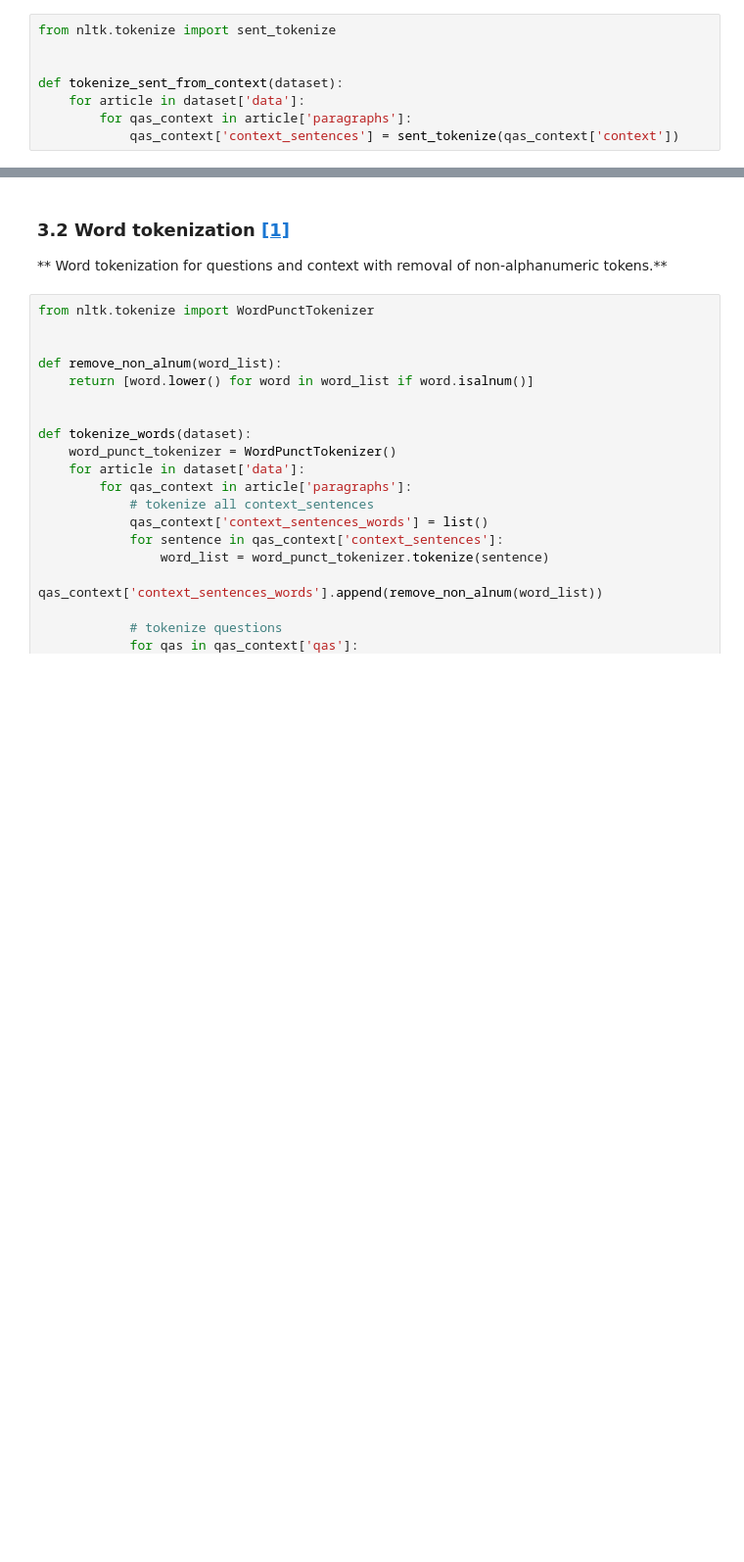
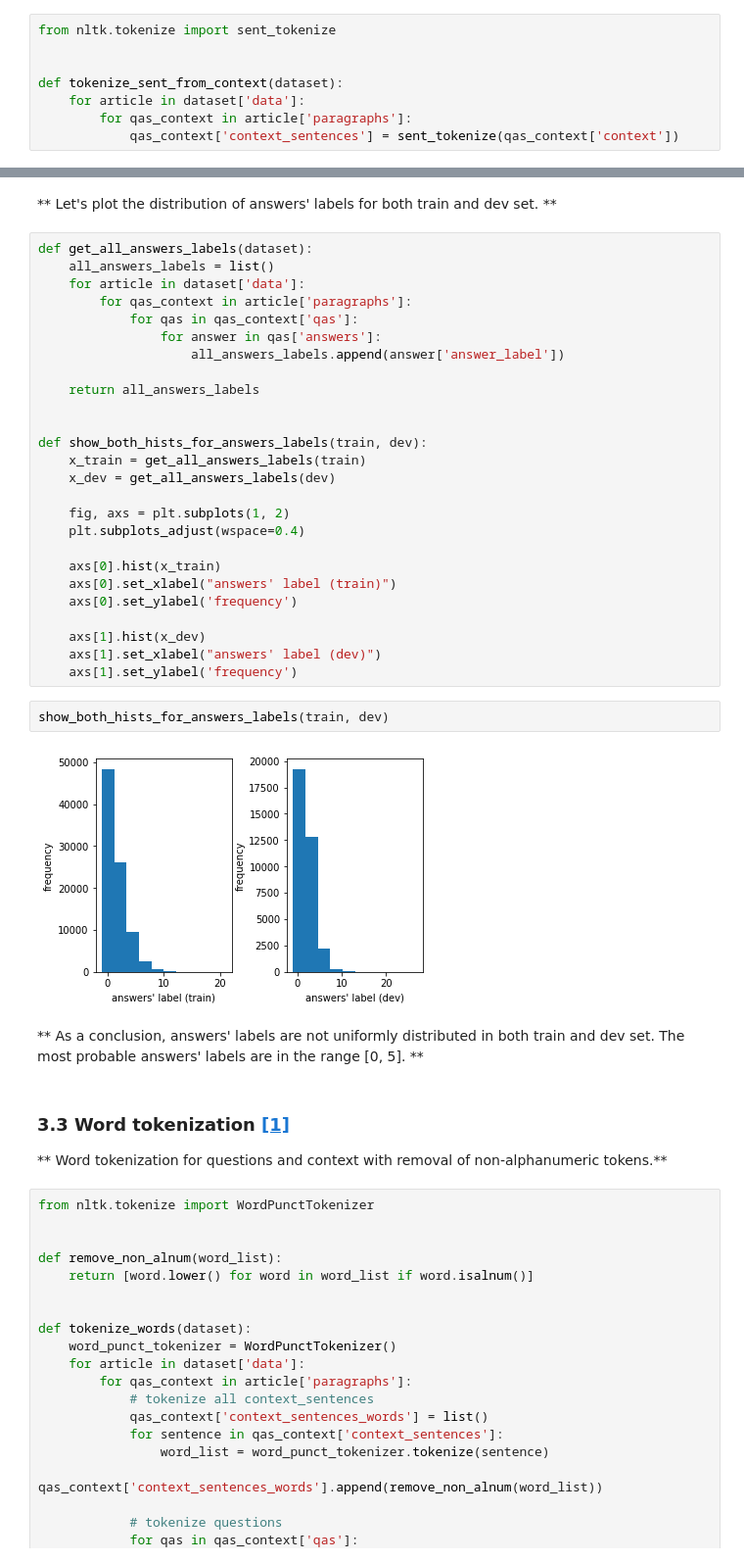
Before and after one commit to Tudor67/Sentence-Selection-For-Question-Answering, a Jupyter notebook: src/data_preprocessing.ipynb, the cells around one changed output, grey strips where cells are left out. Shown: that part at 98% size. Drawn from its saved outputs; the diff is of its cells as text; blank space fills up the shorter version.

```diff
--- a/src/data_preprocessing.ipynb
+++ b/src/data_preprocessing.ipynb
@@ -104,5 +204,39 @@ pprint(dev['data'][0]['paragraphs'][0]['context_sentences'])
+# %% [markdown]
+** Let's plot the distribution of answers' labels for both train and dev set. **
+# %%
+def get_all_answers_labels(dataset):
+    all_answers_labels = list()
+    for article in dataset['data']:
+        for qas_context in article['paragraphs']:
+            for qas in qas_context['qas']:
+                for answer in qas['answers']:
+                    all_answers_labels.append(answer['answer_label'])
+
+    return all_answers_labels
+
+
+def show_both_hists_for_answers_labels(train, dev):
+    x_train = get_all_answers_labels(train)
+    x_dev = get_all_answers_labels(dev)
+
+    fig, axs = plt.subplots(1, 2)
+    plt.subplots_adjust(wspace=0.4)
+
+    axs[0].hist(x_train)
+    axs[0].set_xlabel("answers' label (train)")
+    axs[0].set_ylabel('frequency')
+
+    axs[1].hist(x_dev)
+    axs[1].set_xlabel("answers' label (dev)")
+    axs[1].set_ylabel('frequency')
+# %%
+show_both_hists_for_answers_labels(train, dev)
+# %% [output]
+[figure, added]
+# %% [markdown]
+** As a conclusion, answers' labels are not uniformly distributed in both train and dev set. The most probable answers' labels are in the range [0, 5]. **
 # %% [markdown]
-### 3.2 Word tokenization [[1]](#References)
+### 3.3 Word tokenization [[1]](#References)
 ** Word tokenization for questions and context with removal of non-alphanumeric tokens.**
 # %%
 from nltk.tokenize import WordPunctTokenizer
```
Also changed, not shown: parts of 14 cells of this notebook.
